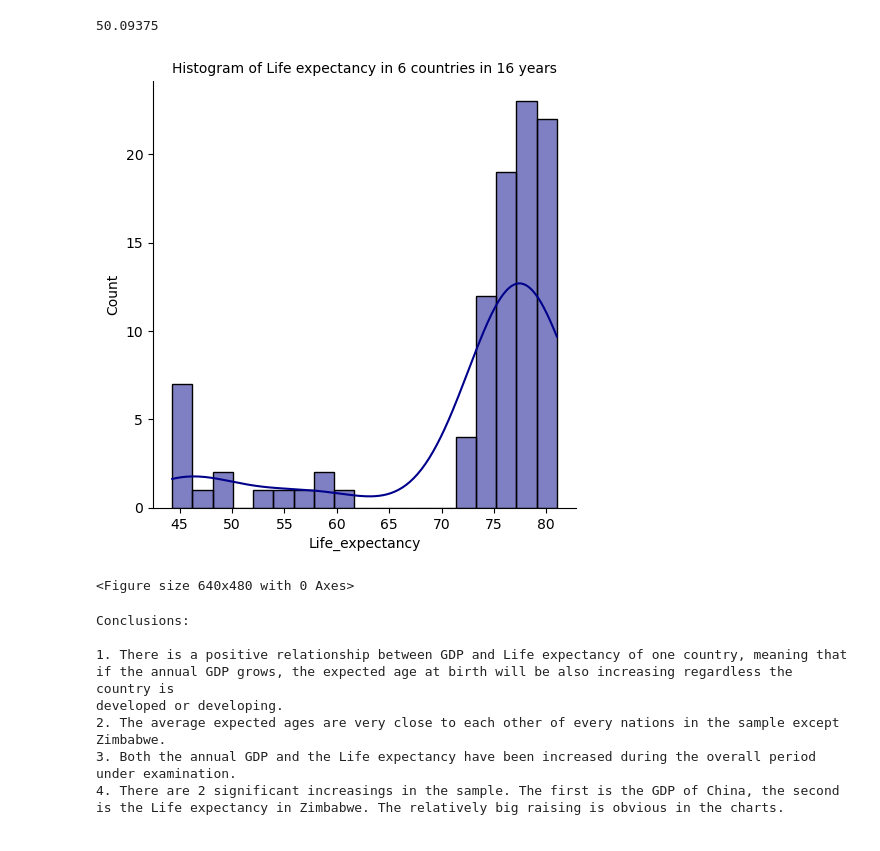
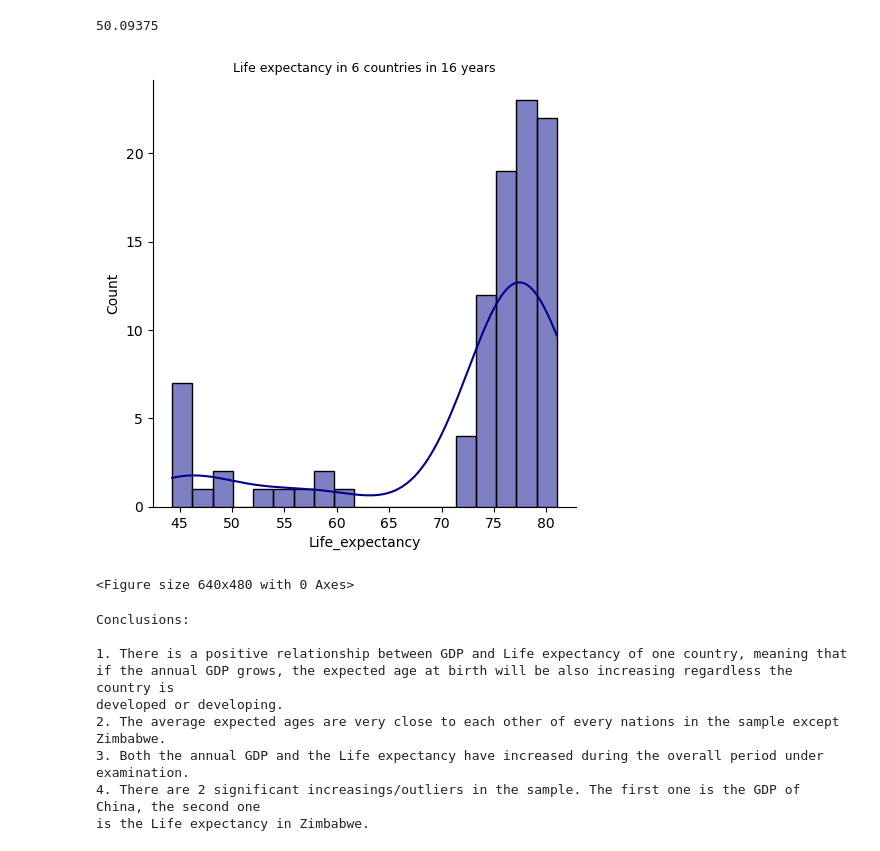
Before and after one commit to LiZoMark841619/GDP_Life_expectancy, a Jupyter notebook: Project/Life-Expectancy-and-GDP-Starter/life_expectancy_gdp.ipynb, the cells around one changed output. Drawn from its saved outputs; the diff is of its cells as text; code cells hidden in the pictures.

```diff
--- a/Project/Life-Expectancy-and-GDP-Starter/life_expectancy_gdp.ipynb
+++ b/Project/Life-Expectancy-and-GDP-Starter/life_expectancy_gdp.ipynb
@@ -184,11 +184,11 @@ np.mean(filt_zimb.Life_expectancy)
 50.09375
 # %%
 sns.displot(data.Life_expectancy, kde=True, color='darkblue')
-plt.title(f'Histogram of Life expectancy in {data.Country.nunique()} countries in {data.Year.nunique()} years', fontsize = 10)
+plt.title(f'Life expectancy in {data.Country.nunique()} countries in {data.Year.nunique()} years', fontsize = 9)
 plt.show()
 plt.clf()
 # %% [output]
-[figure, old version]
+[figure, new version]
 <Figure size 640x480 with 0 Axes>
 # %%
 print('''Conclusions:
@@ -197,9 +197,9 @@ print('''Conclusions:
 if the annual GDP grows, the expected age at birth will be also increasing regardless the country is
 developed or developing.
 2. The average expected ages are very close to each other of every nations in the sample except Zimbabwe.
-3. Both the annual GDP and the Life expectancy have been increased during the overall period under examination.
-4. There are 2 significant increasings in the sample. The first is the GDP of China, the second
-is the Life expectancy in Zimbabwe. The relatively big raising is obvious in the charts.''')
+3. Both the annual GDP and the Life expectancy have increased during the overall period under examination.
+4. There are 2 significant increasings/outliers in the sample. The first one is the GDP of China, the second one
+is the Life expectancy in Zimbabwe.''')
 # %% [output]
 Conclusions:
 
@@ -207,6 +207,6 @@ Conclusions:
 if the annual GDP grows, the expected age at birth will be also increasing regardless the country is
 developed or developing.
 2. The average expected ages are very close to each other of every nations in the sample except Zimbabwe.
-3. Both the annual GDP and the Life expectancy have been increased during the overall period under examination.
-4. There are 2 significant increasings in the sample. The first is the GDP of China, the second
-is the Life expectancy in Zimbabwe. The relatively big raising is obvious in the charts.
+3. Both the annual GDP and the Life expectancy have increased during the overall period under examination.
+4. There are 2 significant increasings/outliers in the sample. The first one is the GDP of China, the second one
+is the Life expectancy in Zimbabwe.
```
Also changed, not shown: parts of 2 cells of this notebook.
